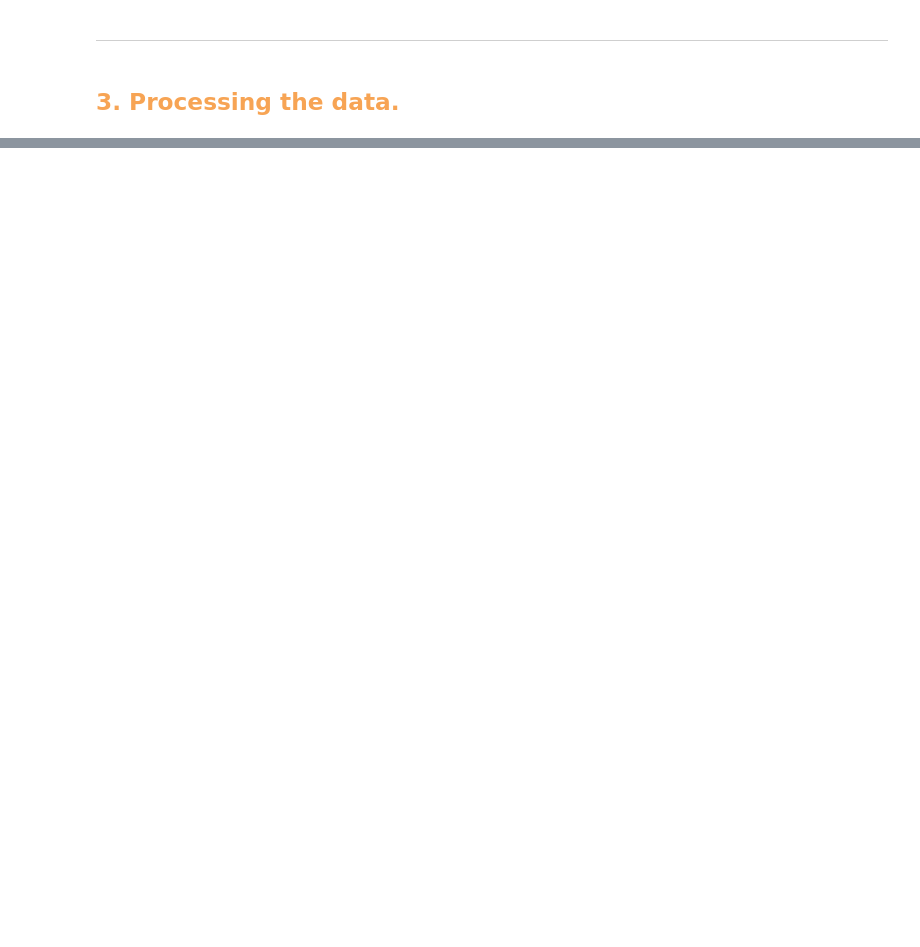
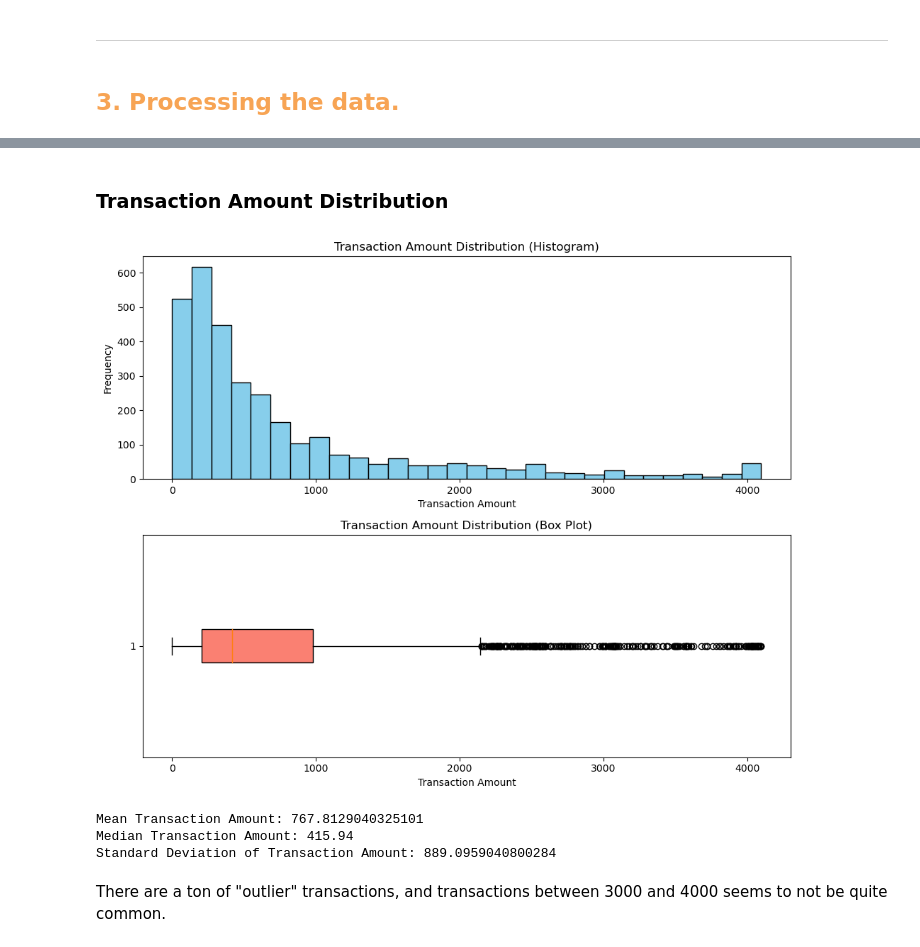
Before and after one commit to ClessonR/CloudWalk_Case, a Jupyter notebook: payment_test.ipynb, the cells around one changed output, grey strips where cells are left out. Saved outputs shown, nothing was run; the diff lists cells and outputs as text; code cells hidden in the pictures; blank space fills up the shorter version.

```diff
--- a/payment_test.ipynb
+++ b/payment_test.ipynb
@@ -115,0 +226,38 @@ Very low amounts may also indicate that a hacker is trying to test if the stolen
+# %% [markdown]
+### Transaction Amount Distribution
+# %%
+# Create a figure and axis objects
+fig, axes = plt.subplots(nrows=2, ncols=1, figsize=(10, 8))
+
+# Plot histogram of transaction amounts
+axes[0].hist(df['transaction_amount'], bins=30, color='skyblue', edgecolor='black')
+axes[0].set_title('Transaction Amount Distribution (Histogram)')
+axes[0].set_xlabel('Transaction Amount')
+axes[0].set_ylabel('Frequency')
+
+# Plot box plot of transaction amounts
+axes[1].boxplot(df['transaction_amount'], vert=False, patch_artist=True, boxprops=dict(facecolor='salmon'))
+axes[1].set_title('Transaction Amount Distribution (Box Plot)')
+axes[1].set_xlabel('Transaction Amount')
+
+# Adjust layout to prevent overlap
+plt.tight_layout()
+
+# Show the plots
+plt.show()
+
+# Calculate summary statistics
+mean_transaction_amount = df['transaction_amount'].mean()
+median_transaction_amount = df['transaction_amount'].median()
+std_transaction_amount = df['transaction_amount'].std()
+
+print(f"Mean Transaction Amount: {mean_transaction_amount}")
+print(f"Median Transaction Amount: {median_transaction_amount}")
+print(f"Standard Deviation of Transaction Amount: {std_transaction_amount}")
+# %% [output]
+[figure, added]
+Mean Transaction Amount: 767.8129040325101
+Median Transaction Amount: 415.94
+Standard Deviation of Transaction Amount: 889.0959040800284
+# %% [markdown]
+There are a ton of "outlier" transactions, and transactions between 3000 and 4000 seems to not be quite common.
```
Also changed, not shown: parts of 10 cells of this notebook.
